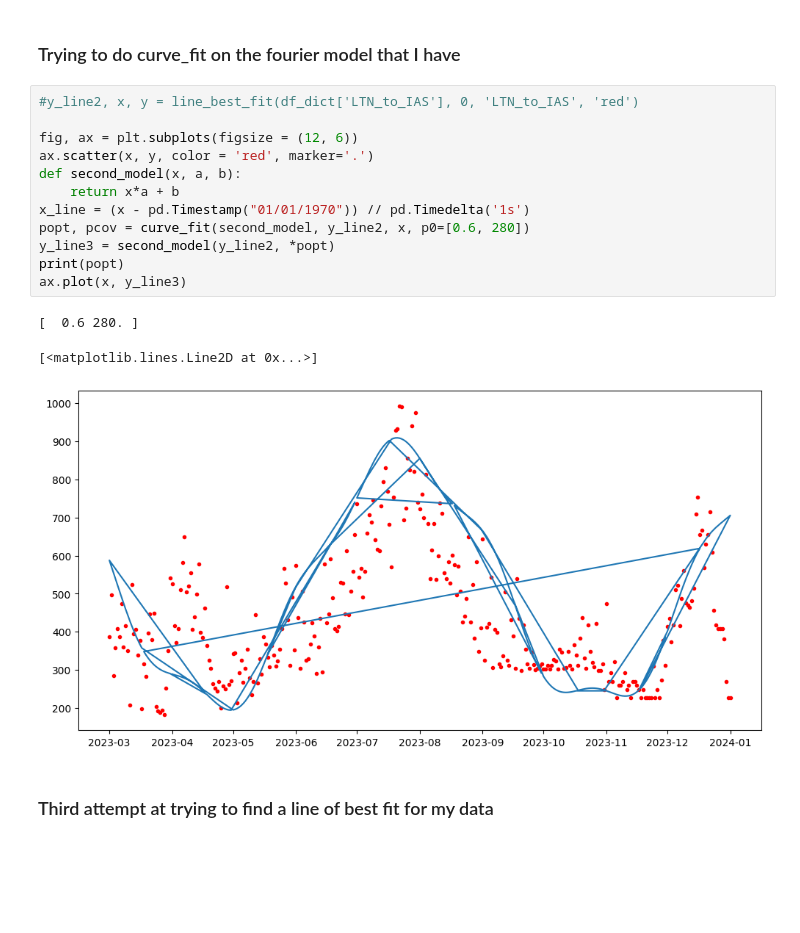
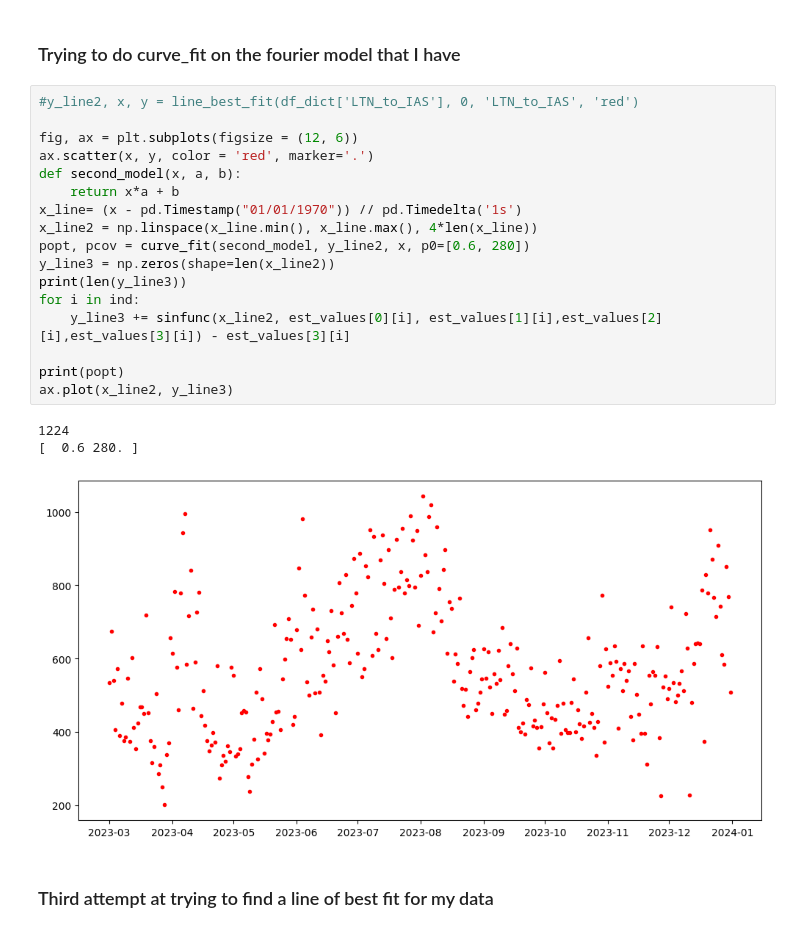
Before and after one commit to MichaelSc21/Airfare-flights-KIWI-API, a Jupyter notebook: anaylsing_data.ipynb, the cells around one changed output. Saved outputs shown, nothing was run; the diff lists cells and outputs as text; blank space fills up the shorter version.

Commit message:
Just artifiially increased the sample space for the current method for the line of best fit

```diff
--- a/anaylsing_data.ipynb
+++ b/anaylsing_data.ipynb
@@ -144,19 +146,24 @@ def line_best_fit(df,ax, filename, colour):
 # %%
 #y_line2, x, y = line_best_fit(df_dict['LTN_to_IAS'], 0, 'LTN_to_IAS', 'red')
 
 fig, ax = plt.subplots(figsize = (12, 6))
 ax.scatter(x, y, color = 'red', marker='.')
 def second_model(x, a, b):
     return x*a + b
-x_line = (x - pd.Timestamp("01/01/1970")) // pd.Timedelta('1s')
+x_line= (x - pd.Timestamp("01/01/1970")) // pd.Timedelta('1s')
+x_line2 = np.linspace(x_line.min(), x_line.max(), 4*len(x_line))
 popt, pcov = curve_fit(second_model, y_line2, x, p0=[0.6, 280])
-y_line3 = second_model(y_line2, *popt)
+y_line3 = np.zeros(shape=len(x_line2))
+print(len(y_line3))
+for i in ind:
+    y_line3 += sinfunc(x_line2, est_values[0][i], est_values[1][i],est_values[2][i],est_values[3][i]) - est_values[3][i]
+
 print(popt)
-ax.plot(x, y_line3)
+ax.plot(x_line2, y_line3)
 # %% [output]
+1224
 [  0.6 280. ]
-[<matplotlib.lines.Line2D at 0x...>]
-[figure, old version]
+[figure, new version]
 # %% [markdown]
 ### Third attempt at trying to find a line of best fit for my data
 # %%
```
Also changed, not shown: parts of 2 cells of this notebook.
